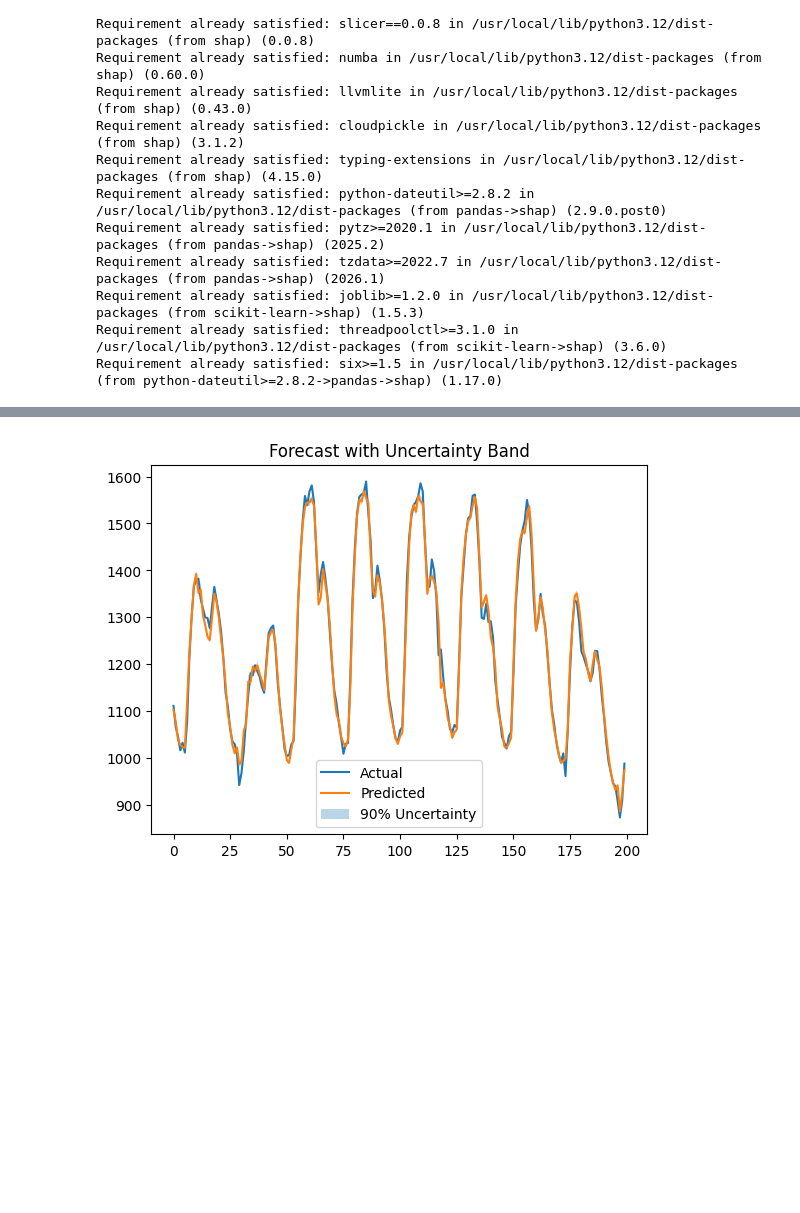
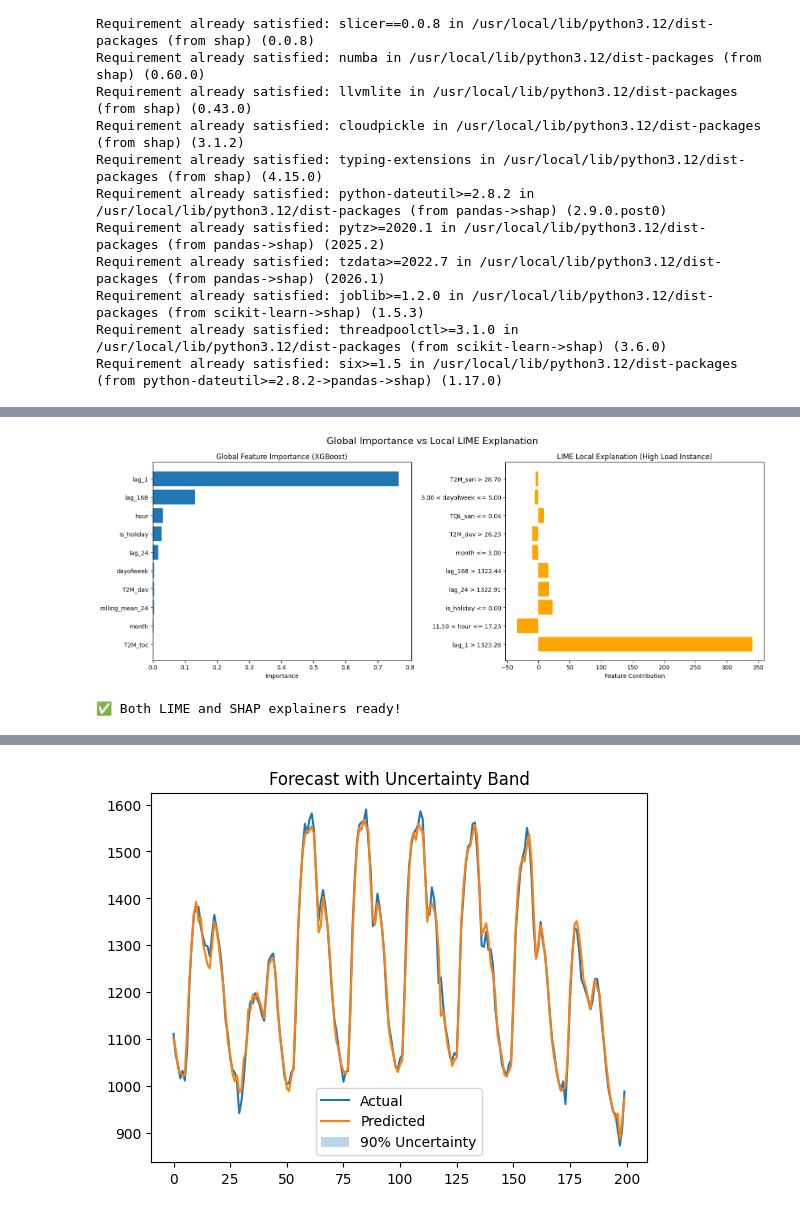
Before and after one commit to proshenjitbarua06-dot/skill-morph, a Jupyter notebook: "Comparative_Analysis_of_Machine_Learning_Techniques_for_Peak_Load_Forecasting_in_Regional_Grids_Using_Weather_and_Calendar_Features".ipynb, the cells around one changed output, grey strips where cells are left out. Cells and saved outputs as stored; diff of their text form; code cells hidden in the pictures; blank space fills up the shorter version.

```diff
--- a/"Comparative_Analysis_of_Machine_Learning_Techniques_for_Peak_Load_Forecasting_in_Regional_Grids_Using_Weather_and_Calendar_Features".ipynb
+++ b/"Comparative_Analysis_of_Machine_Learning_Techniques_for_Peak_Load_Forecasting_in_Regional_Grids_Using_Weather_and_Calendar_Features".ipynb
@@ -367,0 +571,56 @@ shap.summary_plot(shap_values, X_test)
+# %%
+# ====================== Global vs Local Comparison ======================
+fig, axes = plt.subplots(1, 2, figsize=(16, 6))
+
+# Global Feature Importance (XGBoost)
+importances = best_model.feature_importances_
+top_idx = np.argsort(importances)[-10:]
+axes[0].barh(range(10), importances[top_idx])
+axes[0].set_yticks(range(10))
+axes[0].set_yticklabels([X_train.columns[i] for i in top_idx])
+axes[0].set_title('Global Feature Importance (XGBoost)')
+axes[0].set_xlabel('Importance')
+
+# LIME for High Load (as example)
+exp = lime_explanations['High Load']
+feat_names = []
+weights = []
+for feat, w in exp.as_list()[:10]:
+    feat_names.append(feat[:35])   # truncate long names
+    weights.append(w)
+
+axes[1].barh(range(len(weights)), weights, color='orange')
+axes[1].set_yticks(range(len(weights)))
+axes[1].set_yticklabels(feat_names)
+axes[1].set_title('LIME Local Explanation (High Load Instance)')
+axes[1].set_xlabel('Feature Contribution')
+
+plt.suptitle('Global Importance vs Local LIME Explanation', fontsize=16)
+plt.tight_layout()
+plt.show()
+# %% [output]
+[figure, added]
+# %%
+import shap
+import lime
+import lime.lime_tabular
+import matplotlib.pyplot as plt
+
+# ====================== 1. LIME Explainer ======================
+lime_explainer = lime.lime_tabular.LimeTabularExplainer(
+    training_data=X_train.values,
+    feature_names=X_train.columns.tolist(),
+    mode='regression',
+    random_state=42
+)
+
+# ====================== 2. SHAP Explainer ======================
+shap_explainer = shap.TreeExplainer(best_model)
+
+# Use a sample for speed
+X_test_sample = X_test.iloc[:500]
+shap_values = shap_explainer.shap_values(X_test_sample)
+
+print("✅ Both LIME and SHAP explainers ready!\n")
+# %% [output]
+✅ Both LIME and SHAP explainers ready!
```
Also changed, not shown: parts of 8 cells of this notebook.
